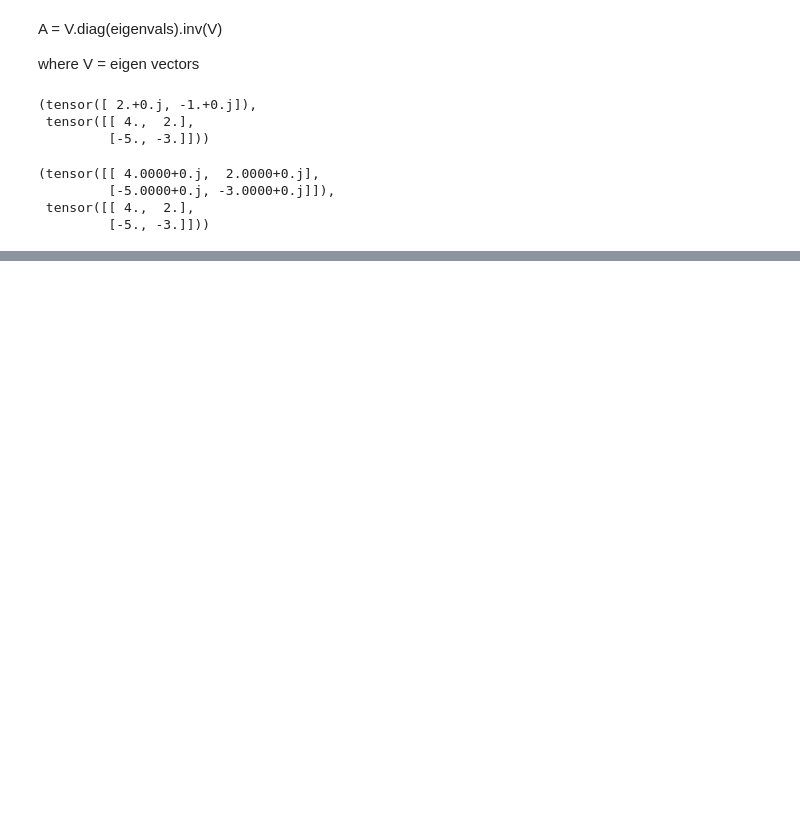
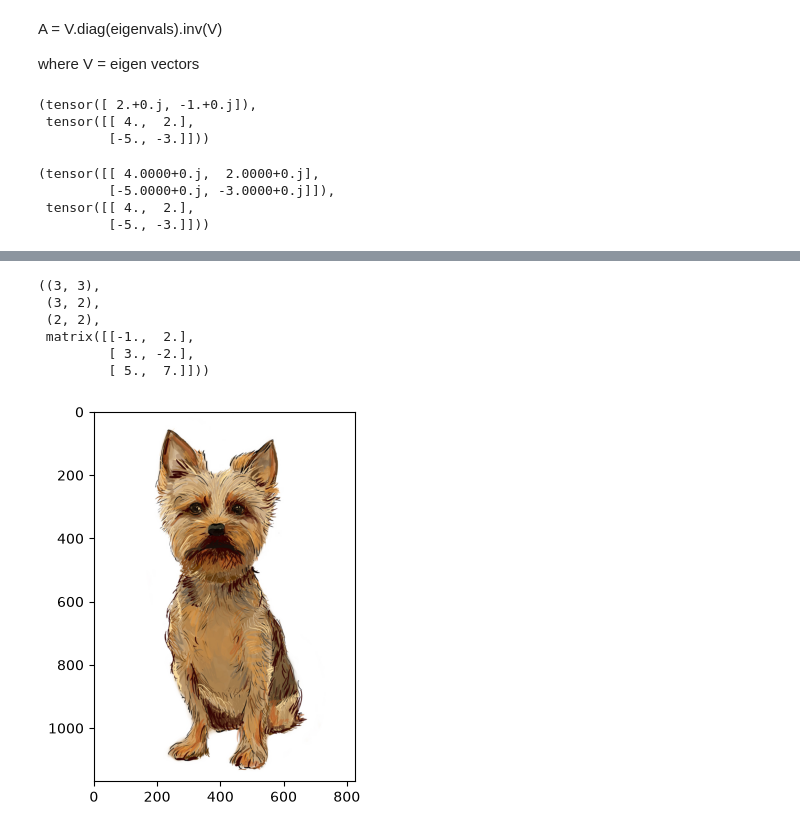
Before and after one commit to dhanushnatra/ML-Learning, a Jupyter notebook: tensor-practice.ipynb, the cells around one changed output, grey strips where cells are left out. Saved outputs shown, nothing was run; the diff lists cells and outputs as text; code cells hidden in the pictures; blank space fills up the shorter version.

```diff
--- a/tensor-practice.ipynb
+++ b/tensor-practice.ipynb
@@ -254,0 +274,15 @@ torch.matmul(V,torch.matmul(diag_L,inv_V)),A
+# %%
+A=np.matrix([[-1,2],[3,-2],[5,7]],dtype=np.float64)
+
+U,D,VT = np.linalg.svd(A)
+
+D=np.concatenate((np.diag(D),[[0,0]]),axis=0)
+
+U.shape,D.shape,VT.shape,U*D*VT
+# %% [output]
+((3, 3),
+ (3, 2),
+ (2, 2),
+ matrix([[-1.,  2.],
+         [ 3., -2.],
+         [ 5.,  7.]]))
@@ -254,0 +291,5 @@ torch.matmul(V,torch.matmul(diag_L,inv_V)),A
+# %%
+img = Image.open("./imgs/Oboe.jpg")
+_=plt.imshow(img)
+# %% [output]
+[figure, added]
```
Also changed, not shown: parts of 8 cells of this notebook, 2 other files.
